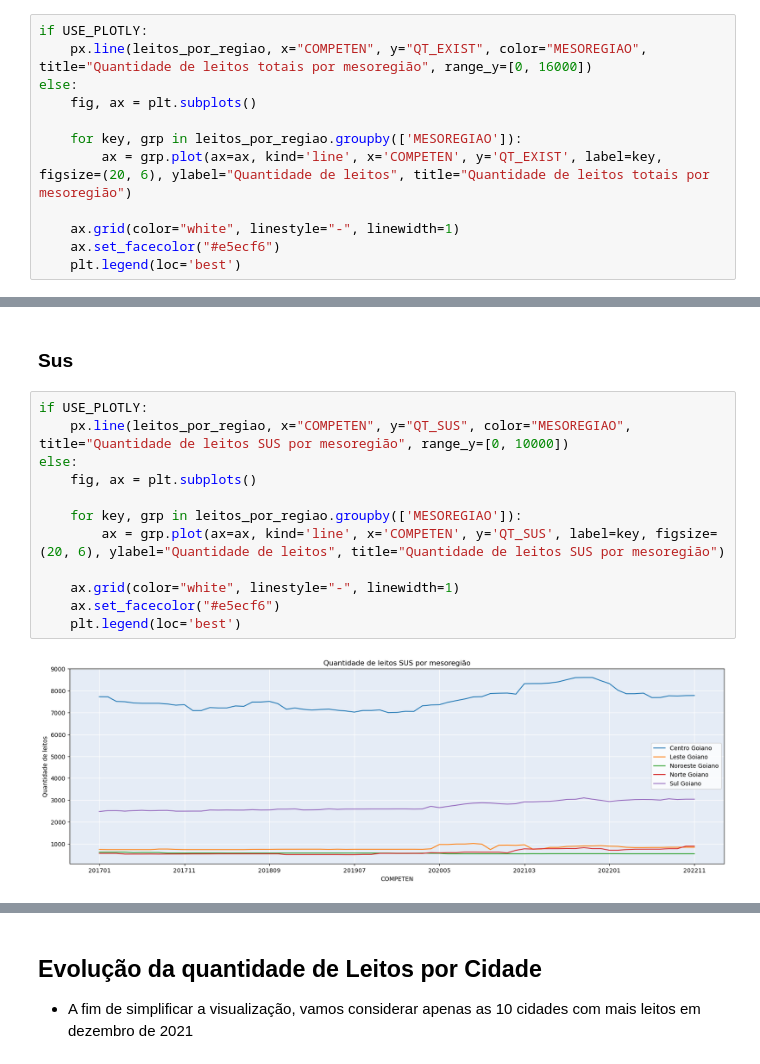
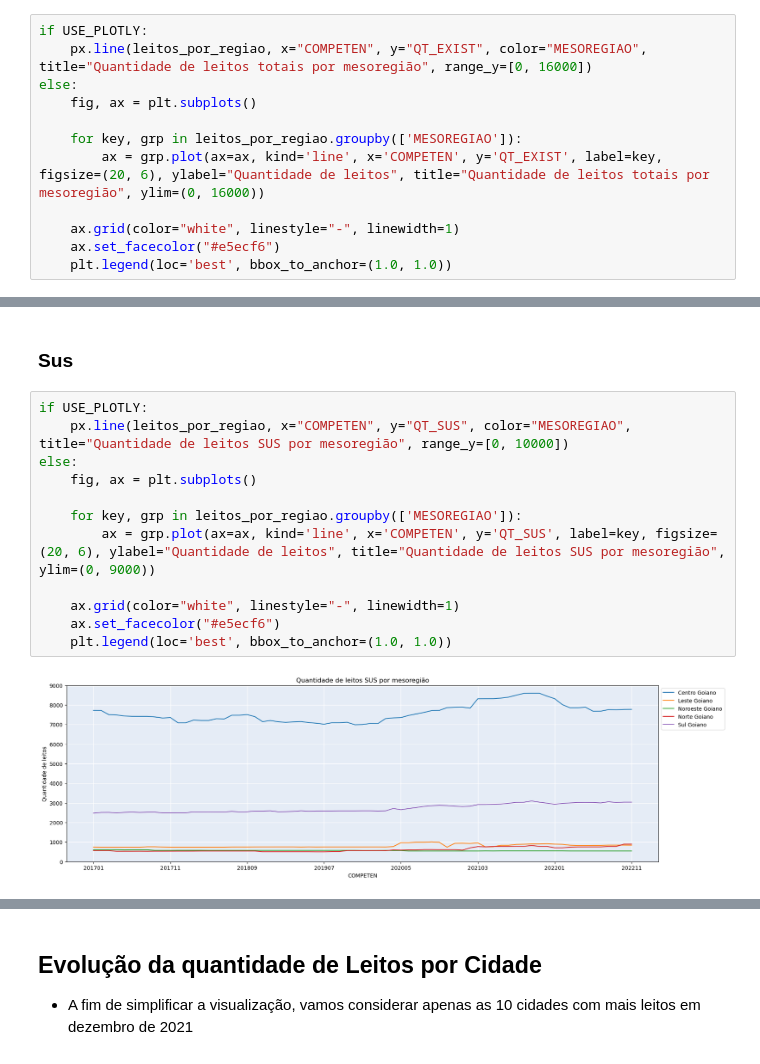
Before and after one commit to brunoconterato/go-capacidade-hospitalar, a Jupyter notebook: eda.ipynb, the cells around one changed output, grey strips where cells are left out. Drawn from its saved outputs; the diff is of its cells as text.

```diff
--- a/eda.ipynb
+++ b/eda.ipynb
@@ -300,9 +307,9 @@ else:
     fig, ax = plt.subplots()
 
     for key, grp in leitos_por_regiao.groupby(['MESOREGIAO']):
-        ax = grp.plot(ax=ax, kind='line', x='COMPETEN', y='QT_EXIST', label=key, figsize=(20, 6), ylabel="Quantidade de leitos", title="Quantidade de leitos totais por mesoregião")
+        ax = grp.plot(ax=ax, kind='line', x='COMPETEN', y='QT_EXIST', label=key, figsize=(20, 6), ylabel="Quantidade de leitos", title="Quantidade de leitos totais por mesoregião", ylim=(0, 16000))
 
     ax.grid(color="white", linestyle="-", linewidth=1)
     ax.set_facecolor("#e5ecf6")
-    plt.legend(loc='best')
+    plt.legend(loc='best', bbox_to_anchor=(1.0, 1.0))
 # %% [output]
@@ -328,17 +336,17 @@ else:
 # %%
 if USE_PLOTLY:
     px.line(leitos_por_regiao, x="COMPETEN", y="QT_SUS", color="MESOREGIAO", title="Quantidade de leitos SUS por mesoregião", range_y=[0, 10000])
 else:
     fig, ax = plt.subplots()
 
     for key, grp in leitos_por_regiao.groupby(['MESOREGIAO']):
-        ax = grp.plot(ax=ax, kind='line', x='COMPETEN', y='QT_SUS', label=key, figsize=(20, 6), ylabel="Quantidade de leitos", title="Quantidade de leitos SUS por mesoregião")
+        ax = grp.plot(ax=ax, kind='line', x='COMPETEN', y='QT_SUS', label=key, figsize=(20, 6), ylabel="Quantidade de leitos", title="Quantidade de leitos SUS por mesoregião", ylim=(0, 9000))
 
     ax.grid(color="white", linestyle="-", linewidth=1)
     ax.set_facecolor("#e5ecf6")
-    plt.legend(loc='best')
+    plt.legend(loc='best', bbox_to_anchor=(1.0, 1.0))
 # %% [output]
-[figure, old version]
+[figure, new version]
 # %%
 if USE_PLOTLY:
     px.bar(data_ultimo_mes_por_meso, x="ANO", y="QT_SUS", color="MESOREGIAO", title="Quantidade de leitos SUS por mesoregião", barmode="group")
```
Also changed, not shown: parts of 12 cells of this notebook.
